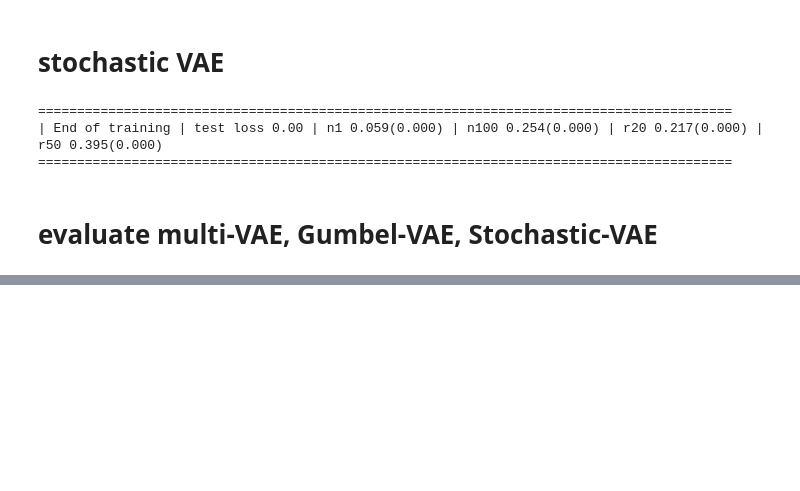
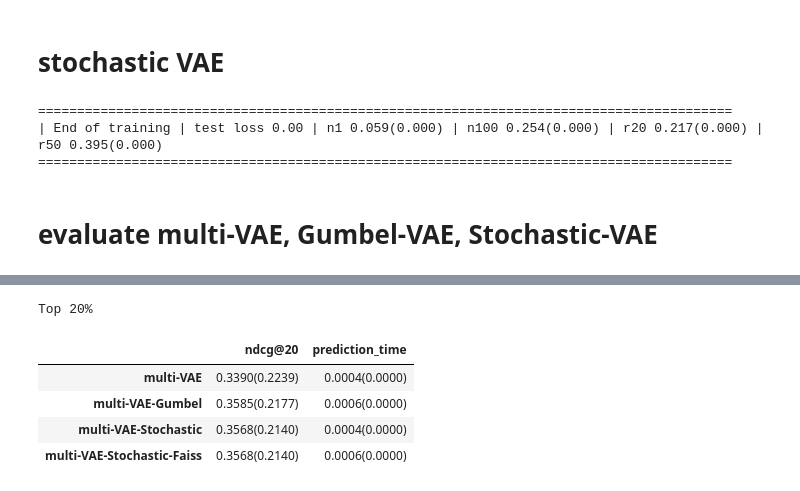
Before and after one commit to h-cno/vae-cf-pytorch, a Jupyter notebook: run-cpu.ipynb, the cells around one changed output, grey strips where cells are left out. Saved outputs shown, nothing was run; the diff lists cells and outputs as text; code cells hidden in the pictures; blank space fills up the shorter version.

```diff
--- a/run-cpu.ipynb
+++ b/run-cpu.ipynb
@@ -809,0 +1349,21 @@ multi-VAE-Stochastic    prediction_time:0.02917656848584011
+# %%
+results_top20per = []
+for method_name, metrics in metrics_dic_naive.items():
+    results = []
+    for metric_name, metric_list in metrics.items():
+        if metric_name == "prediction_time":
+            results.append("{:4.4f}({:4.4f})".format(np.mean(metric_list), np.std(metric_list)))
+        else:
+            results.append("{:4.4f}({:4.4f})".format(np.mean(np.quantile(metric_list, 0.8, axis=0)), np.std(np.quantile(metric_list, 0.8, axis=0))))
+            # results.append(np.mean(np.quantile(metrics_dic[method_name][metric_name], 0.8, axis=0)))
+    results_top20per.append(results)
+results_top20per = pd.DataFrame(results_top20per, columns=metric_names, index=method_names)
+print("Top 20%")
+results_top20per
+# %% [output]
+Top 20%
+|  | ndcg@20 | prediction_time |
+| multi-VAE | 0.3390(0.2239) | 0.0004(0.0000) |
+| multi-VAE-Gumbel | 0.3585(0.2177) | 0.0006(0.0000) |
+| multi-VAE-Stochastic | 0.3568(0.2140) | 0.0004(0.0000) |
+| multi-VAE-Stochastic-Faiss | 0.3568(0.2140) | 0.0006(0.0000) |
```
Also changed, not shown: parts of 16 cells of this notebook, 2 other files.
